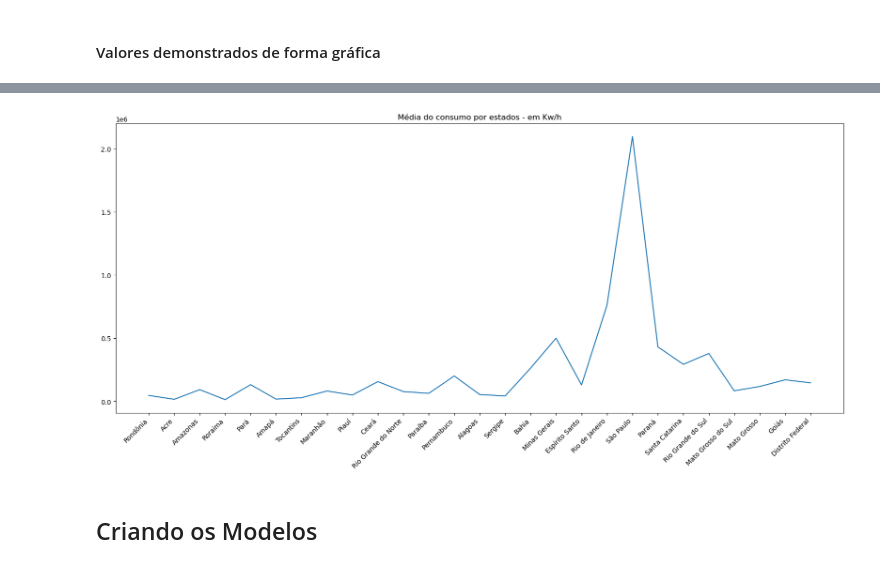
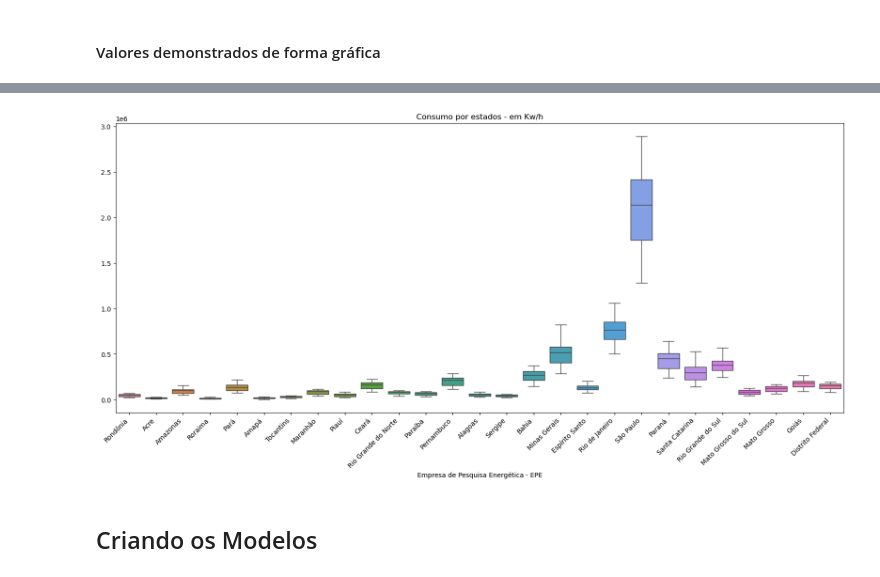
Before and after one commit to PET-Controle-e-Automacao-UESC/contas_de_energia, a Jupyter notebook: src/main.ipynb, the cells around one changed output, grey strips where cells are left out. Saved outputs shown, nothing was run; the diff lists cells and outputs as text; code cells hidden in the pictures.

Commit message:
feat: AED finalizado para o dataset Consumo Comercial por UF

```diff
--- a/src/main.ipynb
+++ b/src/main.ipynb
@@ -376,3 +378,5 @@ df_residencial_processed.to_pickle(path = "./databases/processed/classes-consumo
+# %%
+df_residencial_processed = pd.read_pickle("./databases/processed/classes-consumoComercialPorUF.pkl")
 # %% [markdown]
 ### Consumo Residencial por UF
 # %% [markdown]
@@ -431,13 +458,13 @@ Desvio padrão: 29151.47406580783
 # %%
 figura = plt.figure(figsize = (20, 8))
 
-plt.plot(df_residencial_processed.mean())
-plt.xticks(rotation = 45, ha = 'right')
-plt.title("Média do consumo por estados - em Kw/h")
+sns.boxplot(df_residencial_processed, orient = "v")
+plt.xticks(rotation = 45, ha = "right")
+plt.title("Consumo por estados - em Kw/h")
 
 plt.show()
 # %% [output]
-[figure, old version]
+[figure, new version]
 # %% [markdown]
 ## Criando os Modelos
 # %% [markdown]
```
Also changed, not shown: parts of 3 cells of this notebook.
